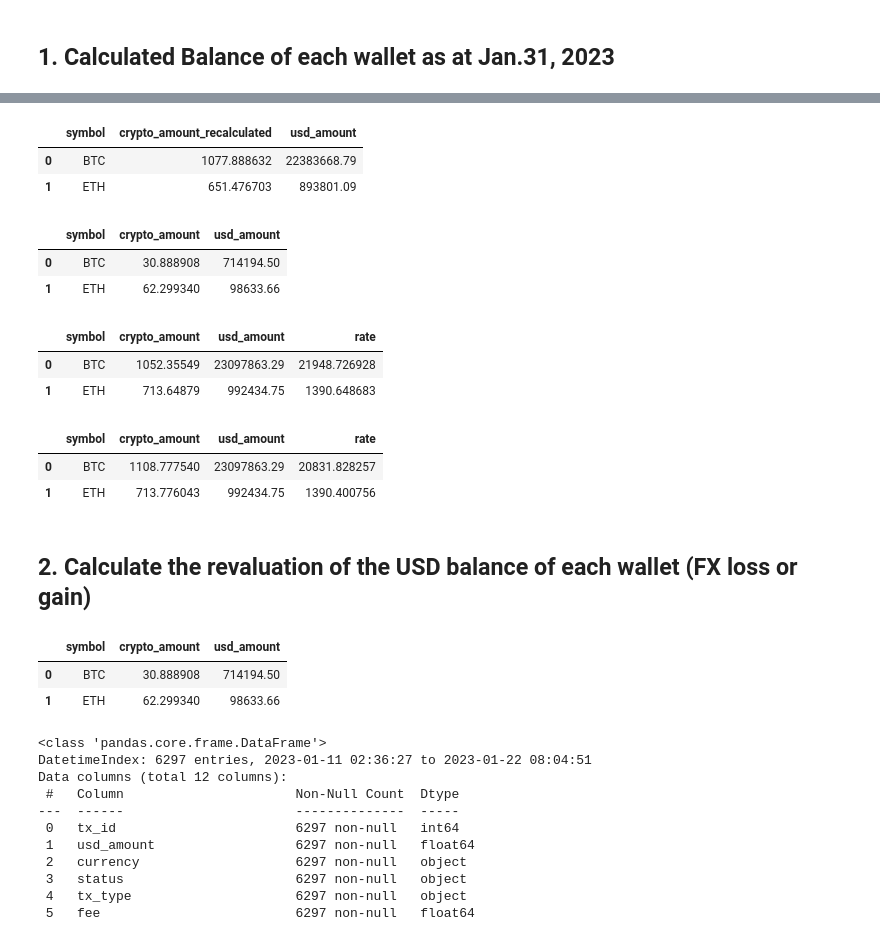
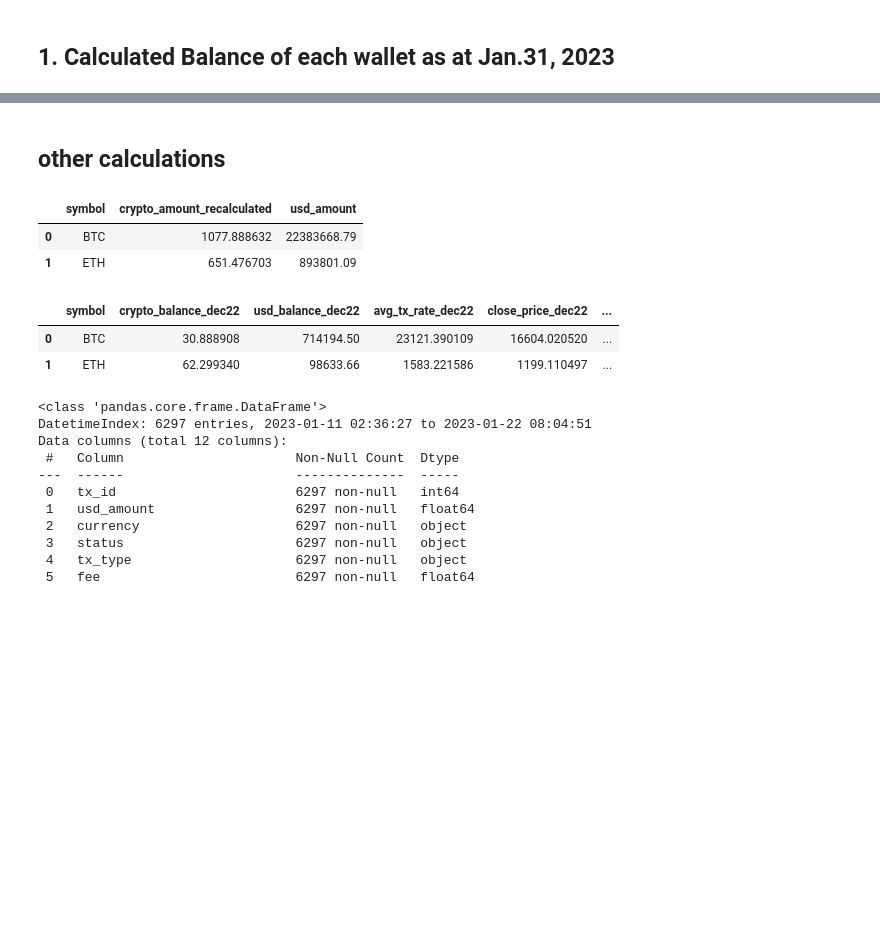
Before and after one commit to ferseguias/ft_interview_test, a Jupyter notebook: crypto_deposits.ipynb, the cells around one changed output, grey strips where cells are left out. Saved outputs shown, nothing was run; the diff lists cells and outputs as text; code cells hidden in the pictures; blank space fills up the shorter version.

```diff
--- a/crypto_deposits.ipynb
+++ b/crypto_deposits.ipynb
@@ -79,0 +75,6 @@ crypto_deposits.tail(50)
+# %%
+crypto_balance_dec22 = {'symbol':['BTC', 'ETH'],
+                        'crypto_balance_dec22':[30.88890835, 62.29934006],
+                        'usd_balance_dec22':[714194.50, 98633.66]}
+crypto_balance_dec22 = pd.DataFrame(crypto_balance_dec22)
+crypto_balance_dec22
@@ -87,0 +127,11 @@ crypto_tx_jan23
+# %%
+url = "https://api.coingecko.com/api/v3/coins/bitcoin/history?date=31-12-2022"
+response = requests.get(url)
+btc_price_dec22 = response.json()["market_data"]["current_price"]["usd"]
+
+url = "https://api.coingecko.com/api/v3/coins/ethereum/history?date=31-12-2022"
+response = requests.get(url)
+eth_price_dec22 = response.json()["market_data"]["current_price"]["usd"]
+
+print("BTC price on Dec 31, 2022: $" + str(round(btc_price_dec22, 2)))
+print("ETH price on Dec 31, 2022: $" + str(round(eth_price_dec22, 2)))
@@ -87,0 +143,5 @@ crypto_tx_jan23
+# %%
+crypto_balance_dec22['avg_tx_rate_dec22'] = crypto_balance_dec22['usd_balance_dec22'] / crypto_balance_dec22['crypto_balance_dec22']
+crypto_balance_dec22['close_price_dec22'] = [btc_price_dec22, eth_price_dec22]
+crypto_balance_dec22['fx_loss_(gain)_dec22'] = crypto_balance_dec22['usd_balance_dec22'] - (crypto_balance_dec22['crypto_balance_dec22'] * crypto_balance_dec22['close_price_dec22'])
+crypto_balance_dec22.round(2)
@@ -88,3 +239,5 @@ crypto_tx_jan23
+# %% [markdown]
+## other calculations
 # %%
 crypto_deposits['crypto_amount_recalculated'] = crypto_deposits['usd_amount'] / crypto_deposits['buy_rate']
 crypto_deposits['check'] = (crypto_deposits['crypto_amount_recalculated'] - crypto_deposits['crypto_amount']).round(6)
@@ -97,44 +250,16 @@ crypto_tx_jan23_recalculated
 |  | symbol | crypto_amount_recalculated | usd_amount |
 | 0 | BTC | 1077.888632 | 22383668.79 |
 | 1 | ETH | 651.476703 | 893801.09 |
-# %%
-crypto_balance_dec22 = {'symbol':['BTC', 'ETH'],
-                        'crypto_amount':[30.88890835, 62.29934006],
-                        'usd_amount':[714194.50, 98633.66]}
-crypto_balance_dec22 = pd.DataFrame(crypto_balance_dec22)
-crypto_balance_dec22
-# %% [output]
-|  | symbol | crypto_amount | usd_amount |
-| 0 | BTC | 30.888908 | 714194.50 |
-| 1 | ETH | 62.299340 | 98633.66 |
-# %%
-crypto_balance_jan23 = crypto_balance_dec22.copy()
-crypto_balance_jan23['crypto_amount'] = crypto_balance_dec22['crypto_amount'] + crypto_tx_jan23['crypto_amount']
-crypto_balance_jan23['usd_amount'] = crypto_balance_dec22['usd_amount'] + crypto_tx_jan23['usd_amount']
-crypto_balance_jan23['rate'] = crypto_balance_jan23['usd_amount'] / crypto_balance_jan23['crypto_amount']
-crypto_balance_jan23
-# %% [output]
-|  | symbol | crypto_amount | usd_amount | rate |
-| 0 | BTC | 1052.35549 | 23097863.29 | 21948.726928 |
-| 1 | ETH | 713.64879 | 992434.75 | 1390.648683 |
 # %%
 crypto_balance_jan23_recalculated = crypto_balance_dec22.copy()
-crypto_balance_jan23_recalculated['crypto_amount'] = crypto_balance_dec22['crypto_amount'] + crypto_tx_jan23_recalculated['crypto_amount_recalculated']
-crypto_balance_jan23_recalculated['usd_amount'] = crypto_balance_dec22['usd_amount'] + crypto_tx_jan23_recalculated['usd_amount']
-crypto_balance_jan23_recalculated['rate'] = crypto_balance_jan23_recalculated['usd_amount'] / crypto_balance_jan23_recalculated['crypto_amount']
+crypto_balance_jan23_recalculated['crypto_balance_jan23'] = crypto_balance_dec22['crypto_balance_dec22'] + crypto_tx_jan23_recalculated['crypto_amount_recalculated']
+crypto_balance_jan23_recalculated['usd_balance_jan23'] = crypto_balance_dec22['usd_balance_dec22'] + crypto_tx_jan23_recalculated['usd_amount']
+crypto_balance_jan23_recalculated['avg_tx_rate_jan23'] = crypto_balance_jan23_recalculated['usd_balance_jan23'] / crypto_balance_jan23_recalculated['crypto_balance_jan23']
 crypto_balance_jan23_recalculated
 # %% [output]
-|  | symbol | crypto_amount | usd_amount | rate |
-| 0 | BTC | 1108.777540 | 23097863.29 | 20831.828257 |
-| 1 | ETH | 713.776043 | 992434.75 | 1390.400756 |
+|  | symbol | crypto_balance_dec22 | usd_balance_dec22 | avg_tx_rate_dec22 | close_price_dec22 | ... |
+| 0 | BTC | 30.888908 | 714194.50 | 23121.390109 | 16604.020520 | ... |
+| 1 | ETH | 62.299340 | 98633.66 | 1583.221586 | 1199.110497 | ... |
-# %% [markdown]
-## 2. Calculate the revaluation of the USD balance of each wallet (FX loss or gain)
-# %%
-crypto_balance_dec22
-# %% [output]
-|  | symbol | crypto_amount | usd_amount |
-| 0 | BTC | 30.888908 | 714194.50 |
-| 1 | ETH | 62.299340 | 98633.66 |
 # %%
 crypto_deposits.loc[crypto_deposits['symbol'] == 'ETH'].sort_values(by=['usd_difference'], ascending=False).info()
 # %% [output]
```
Also changed, not shown: parts of 23 cells of this notebook.
